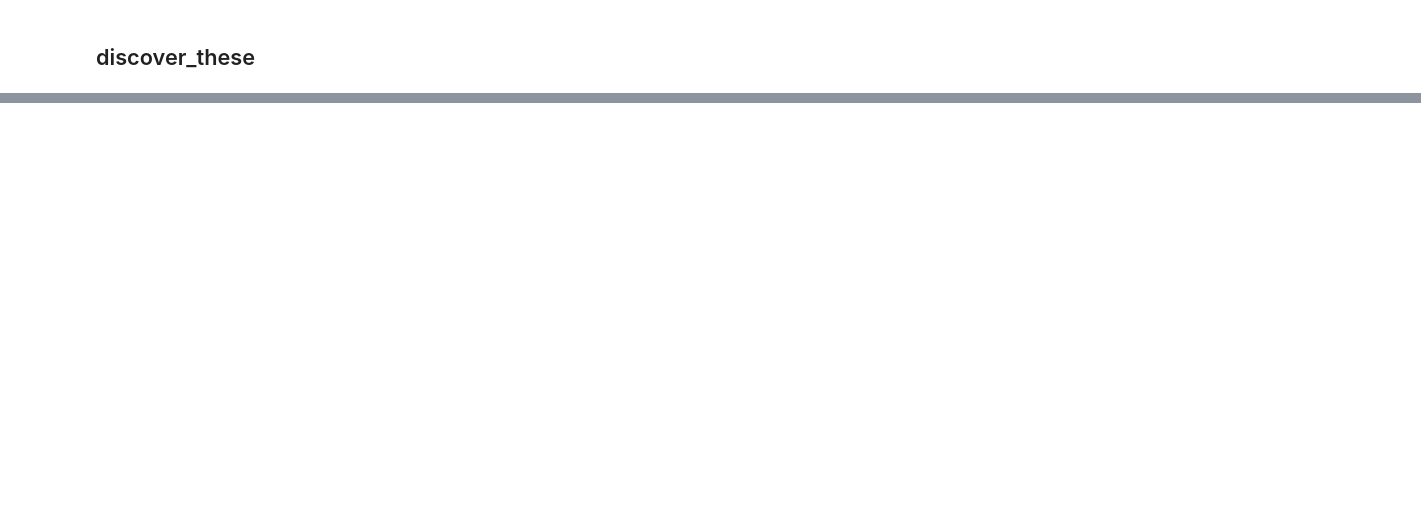
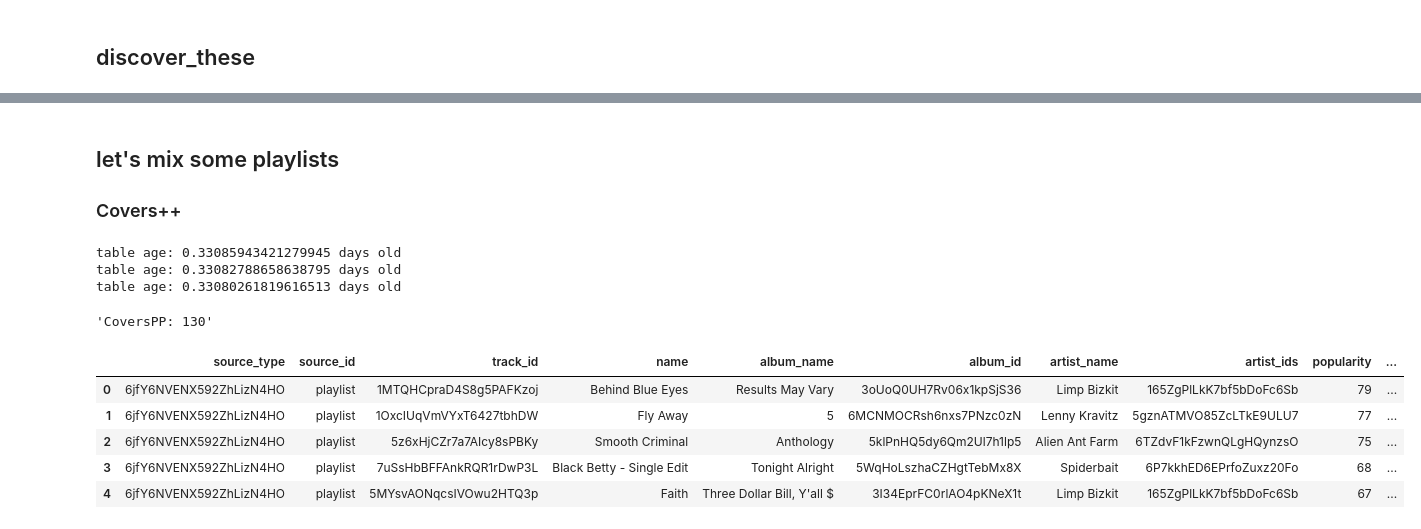
Before and after one commit to jgarza9788/SpotifyDB, a Jupyter notebook: main.ipynb, the cells around one changed output, grey strips where cells are left out. Drawn from its saved outputs; the diff is of its cells as text; code cells hidden in the pictures; blank space fills up the shorter version.

```diff
--- a/main.ipynb
+++ b/main.ipynb
@@ -136,13 +178,2 @@ Loaded followed_artist table from DuckDB.
 # %% [markdown]
 ### my liked songs
-# %%
-
-try:
-    my_liked_songs = fn.load_my_saved_tracks(sp)
-    display(f"My Liked Songs: {len(my_liked_songs)}")
-    display(my_liked_songs.head())
-
-    fn.df_to_duckdb(con, my_liked_songs, "my_liked_songs")
-except Exception as e:
-    print("Error loading My Liked Songs:", e)
-    my_liked_songs = fn.duckdb_to_df(con, "my_liked_songs")
@@ -277,7 +274,7 @@ playlist_id = fn.create_playlist(
     overwrite_if_exists=True
 )
 
-fn.add_tracks_to_playlist(sp, playlist_id, new_liked_songs["uri"].tolist())
+fn.add_tracks_to_playlist(sp, playlist_id, disc_these["uri"].tolist())
 # %% [output]
 'disc_these: 82'
 |  | track_id | name | album_name | album_id | artist_name | artist_ids | popularity | duration_ms | explicit | ... |
@@ -288,0 +286,52 @@ fn.add_tracks_to_playlist(sp, playlist_id, new_liked_songs["uri"].tolist())
+# %% [markdown]
+## let's mix some playlists
+
+### Covers++
+# %%
+
+# load some playlists
+Covers = get_item("Covers", "playlist", "6jfY6NVENX592ZhLizN4HO",verbose=False)
+AI_Covers = get_item("AI_Covers", "playlist", "5xooQuxBYK7ZXN4dhSQ9GL",verbose=False)
+NTS_Covers = get_item("NTS_Covers", "playlist", "53pyL7jy1hbFbttiZZ8g1D",verbose=False)
+
+# sort by popularity
+Covers = Covers.sort_values(by=['popularity'], ascending=False).reset_index(drop=True)
+AI_Covers = AI_Covers.sort_values(by=['popularity'], ascending=False).reset_index(drop=True)
+NTS_Covers = NTS_Covers.sort_values(by=['popularity'], ascending=False).reset_index(drop=True)
+
+# combine, drop duplicates, re-sort
+CoversPP = pd.concat(
+    [
+        Covers.head(60),
+        AI_Covers.head(60),
+        NTS_Covers.head(20)
+    ],
+    ignore_index=True
+    )
+CoversPP = CoversPP.drop_duplicates()
+CoversPP = CoversPP.sort_values(by=['popularity'], ascending=False).reset_index(drop=True)
+
+display(f"CoversPP: {len(CoversPP)}")
+display(CoversPP.head())
+
+# save the playlist
+playlist_id = fn.create_playlist(
+    sp,
+    name="**Covers ++",
+    description="Some of the Best Covers from my picks and AI, updated via Spotify API",
+    public=True,
+    overwrite_if_exists=True
+)
+
+fn.add_tracks_to_playlist(sp, playlist_id, CoversPP["uri"].tolist())
+# %% [output]
+table age: 0.33085943421279945 days old
+table age: 0.33082788658638795 days old
+table age: 0.33080261819616513 days old
+'CoversPP: 130'
+|  | source_type | source_id | track_id | name | album_name | album_id | artist_name | artist_ids | popularity | ... |
+| 0 | 6jfY6NVENX592ZhLizN4HO | playlist | 1MTQHCpraD4S8g5PAFKzoj | Behind Blue Eyes | Results May Vary | 3oUoQ0UH7Rv06x1kpSjS36 | Limp Bizkit | 165ZgPlLkK7bf5bDoFc6Sb | 79 | ... |
+| 1 | 6jfY6NVENX592ZhLizN4HO | playlist | 1OxcIUqVmVYxT6427tbhDW | Fly Away | 5 | 6MCNMOCRsh6nxs7PNzc0zN | Lenny Kravitz | 5gznATMVO85ZcLTkE9ULU7 | 77 | ... |
+| 2 | 6jfY6NVENX592ZhLizN4HO | playlist | 5z6xHjCZr7a7AIcy8sPBKy | Smooth Criminal | Anthology | 5klPnHQ5dy6Qm2Ul7h1lp5 | Alien Ant Farm | 6TZdvF1kFzwnQLgHQynzsO | 75 | ... |
+| 3 | 6jfY6NVENX592ZhLizN4HO | playlist | 7uSsHbBFFAnkRQR1rDwP3L | Black Betty - Single Edit | Tonight Alright | 5WqHoLszhaCZHgtTebMx8X | Spiderbait | 6P7kkhED6EPrfoZuxz20Fo | 68 | ... |
+| 4 | 6jfY6NVENX592ZhLizN4HO | playlist | 5MYsvAONqcsIVOwu2HTQ3p | Faith | Three Dollar Bill, Y'all $ | 3I34EprFC0rlAO4pKNeX1t | Limp Bizkit | 165ZgPlLkK7bf5bDoFc6Sb | 67 | ... |
```
Also changed, not shown: parts of 11 cells of this notebook, 1 other file.
